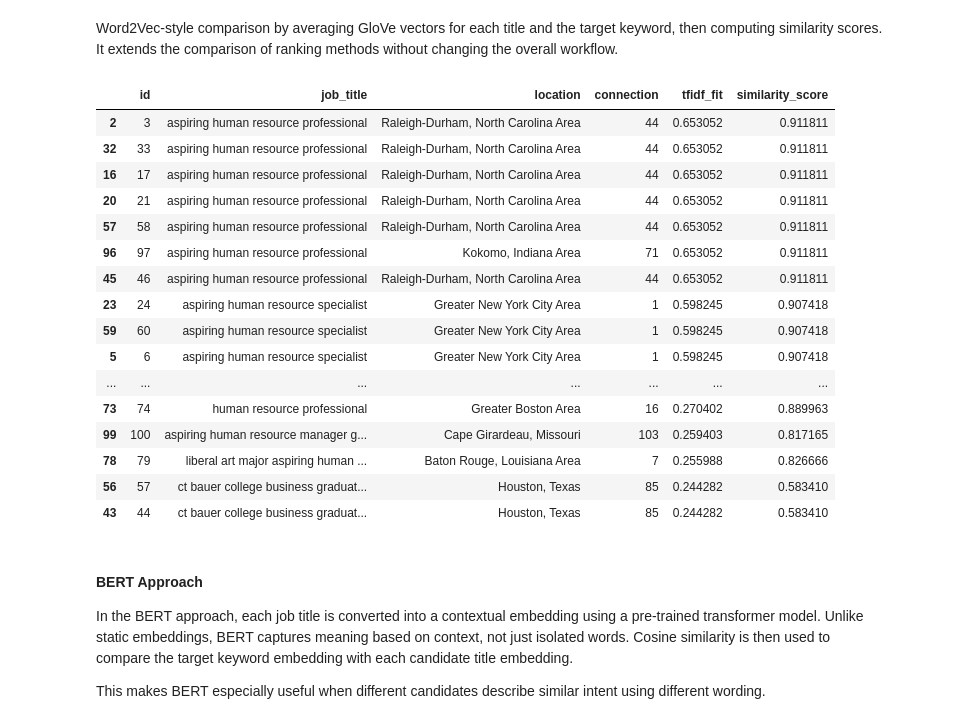
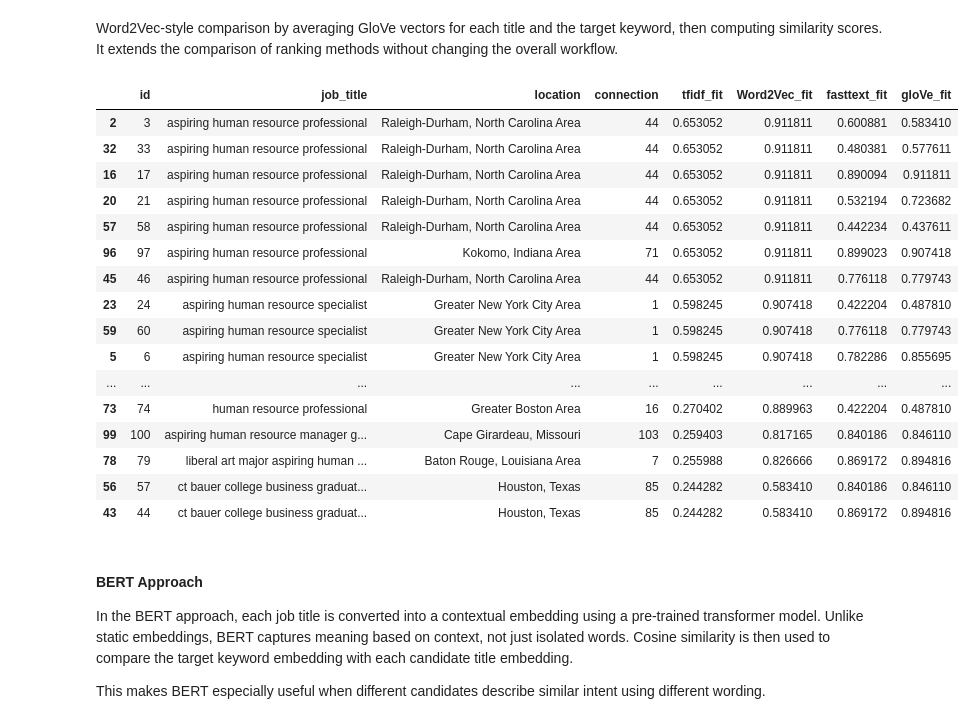
Before and after one commit to Ch-Ibrahim/nRhDDUb08MZl0Gfa, a Jupyter notebook: Potential Talents-Human Resources.ipynb, the cells around one changed output. Drawn from its saved outputs; the diff is of its cells as text; code cells hidden in the pictures.

```diff
--- a/Potential Talents-Human Resources.ipynb
+++ b/Potential Talents-Human Resources.ipynb
@@ -543,27 +513,32 @@ keyword_encoding = np.mean([glove.vectors[glove.stoi[word]] for word in keywords
 similarity_scores = np.vstack([cosine_similarity(encoding.reshape(1, -1), keyword_encoding.reshape(1, -1))[0, 0] for encoding in job_title_encodings]).ravel()
 
 # Add the similarity scores as a new column in the DataFrame
-data["similarity_score"] = similarity_scores
+data["Word2Vec_fit"] = similarity_scores
 # %%
+data['fasttext_fit'] = fasttext_cosines
+data['gloVe_fit'] = glove_cosines
+
+
+
 data.head(30)
 # %% [output]
-|  | id | job_title | location | connection | tfidf_fit | similarity_score |
-| 2 | 3 | aspiring human resource professional | Raleigh-Durham, North Carolina Area | 44 | 0.653052 | 0.911811 |
-| 32 | 33 | aspiring human resource professional | Raleigh-Durham, North Carolina Area | 44 | 0.653052 | 0.911811 |
-| 16 | 17 | aspiring human resource professional | Raleigh-Durham, North Carolina Area | 44 | 0.653052 | 0.911811 |
-| 20 | 21 | aspiring human resource professional | Raleigh-Durham, North Carolina Area | 44 | 0.653052 | 0.911811 |
-| 57 | 58 | aspiring human resource professional | Raleigh-Durham, North Carolina Area | 44 | 0.653052 | 0.911811 |
-| 96 | 97 | aspiring human resource professional | Kokomo, Indiana Area | 71 | 0.653052 | 0.911811 |
-| 45 | 46 | aspiring human resource professional | Raleigh-Durham, North Carolina Area | 44 | 0.653052 | 0.911811 |
-| 23 | 24 | aspiring human resource specialist | Greater New York City Area | 1 | 0.598245 | 0.907418 |
-| 59 | 60 | aspiring human resource specialist | Greater New York City Area | 1 | 0.598245 | 0.907418 |
-| 5 | 6 | aspiring human resource specialist | Greater New York City Area | 1 | 0.598245 | 0.907418 |
-| ... | ... | ... | ... | ... | ... | ... |
-| 73 | 74 | human resource professional | Greater Boston Area | 16 | 0.270402 | 0.889963 |
-| 99 | 100 | aspiring human resource manager g... | Cape Girardeau, Missouri | 103 | 0.259403 | 0.817165 |
-| 78 | 79 | liberal art major aspiring human ... | Baton Rouge, Louisiana Area | 7 | 0.255988 | 0.826666 |
-| 56 | 57 | ct bauer college business graduat... | Houston, Texas | 85 | 0.244282 | 0.583410 |
-| 43 | 44 | ct bauer college business graduat... | Houston, Texas | 85 | 0.244282 | 0.583410 |
+|  | id | job_title | location | connection | tfidf_fit | Word2Vec_fit | fasttext_fit | gloVe_fit |
+| 2 | 3 | aspiring human resource professional | Raleigh-Durham, North Carolina Area | 44 | 0.653052 | 0.911811 | 0.600881 | 0.583410 |
+| 32 | 33 | aspiring human resource professional | Raleigh-Durham, North Carolina Area | 44 | 0.653052 | 0.911811 | 0.480381 | 0.577611 |
+| 16 | 17 | aspiring human resource professional | Raleigh-Durham, North Carolina Area | 44 | 0.653052 | 0.911811 | 0.890094 | 0.911811 |
+| 20 | 21 | aspiring human resource professional | Raleigh-Durham, North Carolina Area | 44 | 0.653052 | 0.911811 | 0.532194 | 0.723682 |
+| 57 | 58 | aspiring human resource professional | Raleigh-Durham, North Carolina Area | 44 | 0.653052 | 0.911811 | 0.442234 | 0.437611 |
+| 96 | 97 | aspiring human resource professional | Kokomo, Indiana Area | 71 | 0.653052 | 0.911811 | 0.899023 | 0.907418 |
+| 45 | 46 | aspiring human resource professional | Raleigh-Durham, North Carolina Area | 44 | 0.653052 | 0.911811 | 0.776118 | 0.779743 |
+| 23 | 24 | aspiring human resource specialist | Greater New York City Area | 1 | 0.598245 | 0.907418 | 0.422204 | 0.487810 |
+| 59 | 60 | aspiring human resource specialist | Greater New York City Area | 1 | 0.598245 | 0.907418 | 0.776118 | 0.779743 |
+| 5 | 6 | aspiring human resource specialist | Greater New York City Area | 1 | 0.598245 | 0.907418 | 0.782286 | 0.855695 |
+| ... | ... | ... | ... | ... | ... | ... | ... | ... |
+| 73 | 74 | human resource professional | Greater Boston Area | 16 | 0.270402 | 0.889963 | 0.422204 | 0.487810 |
+| 99 | 100 | aspiring human resource manager g... | Cape Girardeau, Missouri | 103 | 0.259403 | 0.817165 | 0.840186 | 0.846110 |
+| 78 | 79 | liberal art major aspiring human ... | Baton Rouge, Louisiana Area | 7 | 0.255988 | 0.826666 | 0.869172 | 0.894816 |
+| 56 | 57 | ct bauer college business graduat... | Houston, Texas | 85 | 0.244282 | 0.583410 | 0.840186 | 0.846110 |
+| 43 | 44 | ct bauer college business graduat... | Houston, Texas | 85 | 0.244282 | 0.583410 | 0.869172 | 0.894816 |
 # %% [markdown]
 #### BERT Approach
 
```
Also changed, not shown: parts of 35 cells of this notebook.
